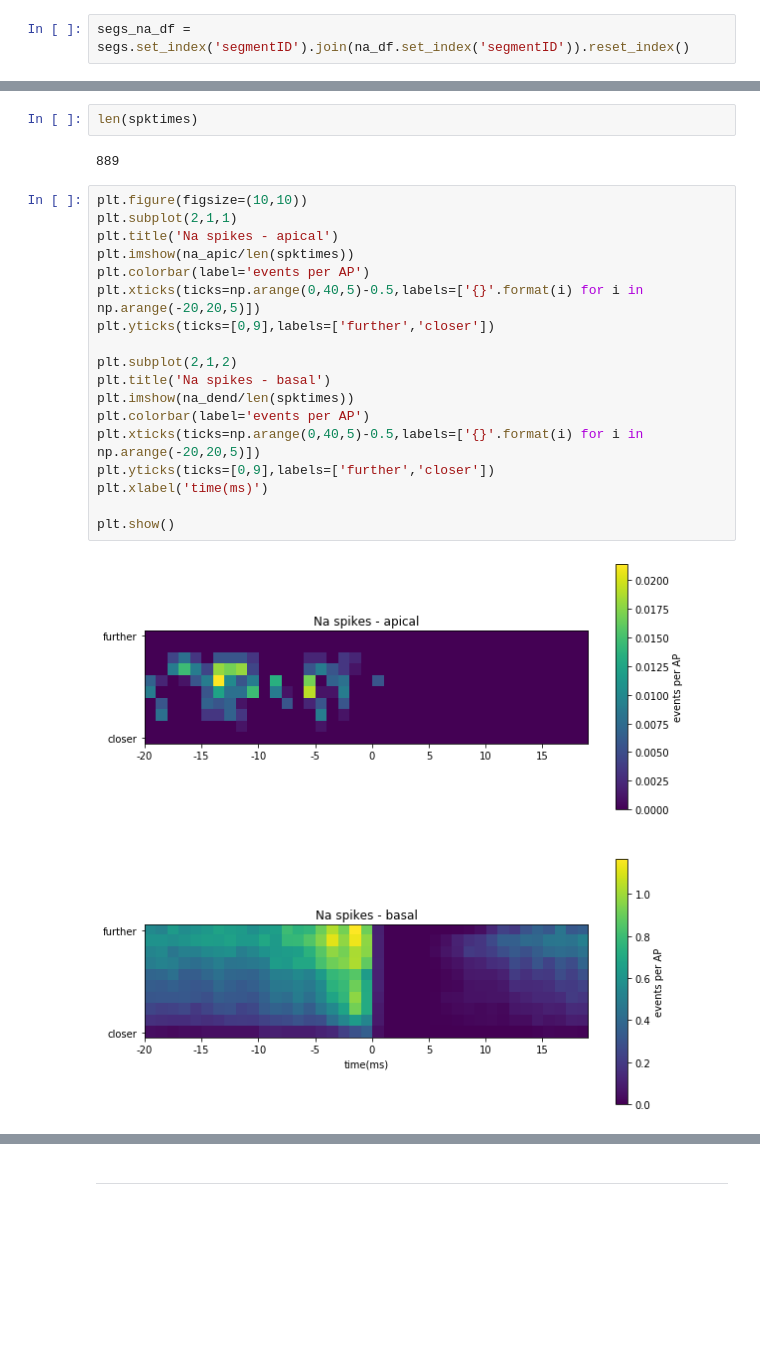
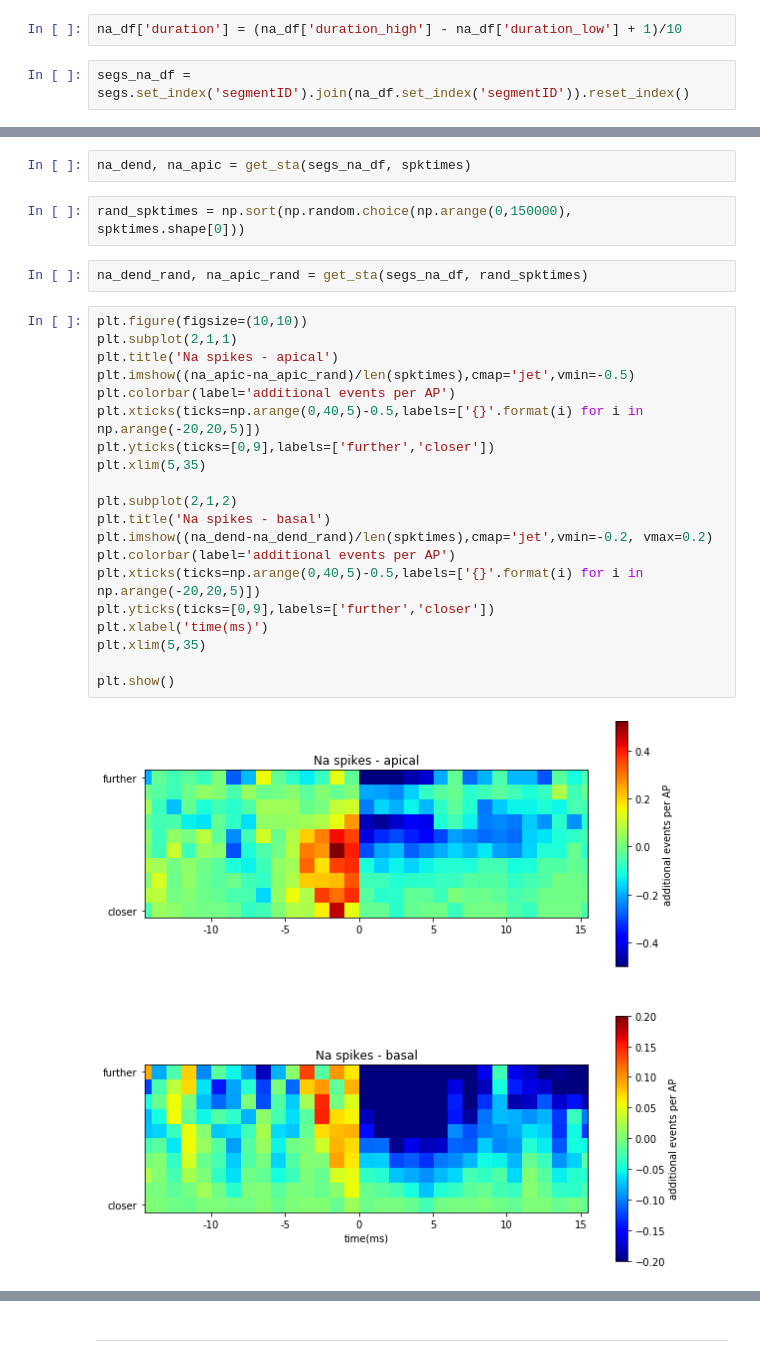
Before and after one commit to aaberbach/L5NeuronSimulation, a Jupyter notebook: L5NeuronSimulation/FullSimulation/NMDAExploration.ipynb, the cells around one changed output, grey strips where cells are left out. Drawn from its saved outputs; the diff is of its cells as text; blank space fills up the shorter version.

```diff
--- a/L5NeuronSimulation/FullSimulation/NMDAExploration.ipynb
+++ b/L5NeuronSimulation/FullSimulation/NMDAExploration.ipynb
@@ -191,3 +175,5 @@ na_df.to_csv('na_df.csv')
+# %%
+na_df['duration'] = (na_df['duration_high'] - na_df['duration_low'] + 1)/10
 # %%
 segs_na_df = segs.set_index('segmentID').join(na_df.set_index('segmentID')).reset_index()
 # %%
@@ -228,24 +215,28 @@ for i in np.sort(spktimes):
-# %%
-len(spktimes)
-# %% [output]
-889
+# %%
+na_dend, na_apic = get_sta(segs_na_df, spktimes)
+# %%
+rand_spktimes = np.sort(np.random.choice(np.arange(0,150000), spktimes.shape[0]))
+# %%
+na_dend_rand, na_apic_rand = get_sta(segs_na_df, rand_spktimes)
 # %%
 plt.figure(figsize=(10,10))
 plt.subplot(2,1,1)
 plt.title('Na spikes - apical')
-plt.imshow(na_apic/len(spktimes))
-plt.colorbar(label='events per AP')
+plt.imshow((na_apic-na_apic_rand)/len(spktimes),cmap='jet',vmin=-0.5)
+plt.colorbar(label='additional events per AP')
 plt.xticks(ticks=np.arange(0,40,5)-0.5,labels=['{}'.format(i) for i in np.arange(-20,20,5)])
 plt.yticks(ticks=[0,9],labels=['further','closer'])
+plt.xlim(5,35)
 
 plt.subplot(2,1,2)
 plt.title('Na spikes - basal')
-plt.imshow(na_dend/len(spktimes))
-plt.colorbar(label='events per AP')
+plt.imshow((na_dend-na_dend_rand)/len(spktimes),cmap='jet',vmin=-0.2, vmax=0.2)
+plt.colorbar(label='additional events per AP')
 plt.xticks(ticks=np.arange(0,40,5)-0.5,labels=['{}'.format(i) for i in np.arange(-20,20,5)])
 plt.yticks(ticks=[0,9],labels=['further','closer'])
 plt.xlabel('time(ms)')
+plt.xlim(5,35)
 
 plt.show()
 # %% [output]
-[figure, old version]
+[figure, new version]
```
Also changed, not shown: parts of 48 cells of this notebook, 12 other files.
